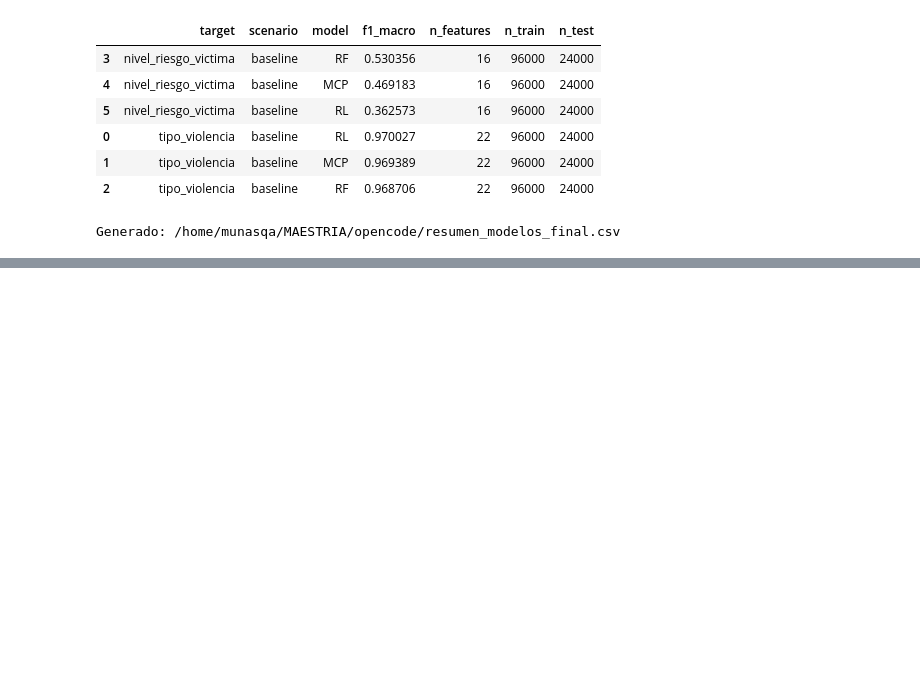
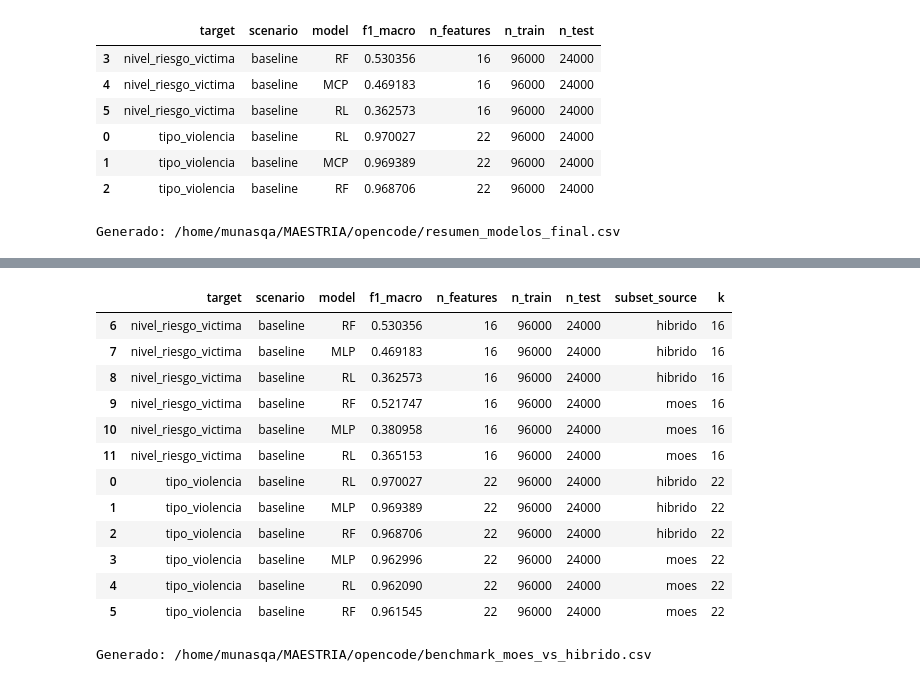
Before and after one commit to umalluq/violencia-eda, a Jupyter notebook: seleccion_caracteristicas_multimetodo_FULL.ipynb, the cells around one changed output, grey strips where cells are left out. Drawn from its saved outputs; the diff is of its cells as text; code cells hidden in the pictures; blank space fills up the shorter version.

```diff
--- a/seleccion_caracteristicas_multimetodo_FULL.ipynb
+++ b/seleccion_caracteristicas_multimetodo_FULL.ipynb
@@ -1021,0 +1139,20 @@ Generado: /home/munasqa/MAESTRIA/opencode/resumen_modelos_final.csv
+# %%
+benchmark_moes_vs_hibrido = pd.concat([bench_tipo, bench_riesgo], ignore_index=True)
+benchmark_moes_vs_hibrido.to_csv(f"{OUT}/benchmark_moes_vs_hibrido.csv", index=False)
+display(benchmark_moes_vs_hibrido.sort_values(["target", "subset_source", "f1_macro"], ascending=[True, True, False]))
+print("Generado:", f"{OUT}/benchmark_moes_vs_hibrido.csv")
+# %% [output]
+|  | target | scenario | model | f1_macro | n_features | n_train | n_test | subset_source | k |
+| 6 | nivel_riesgo_victima | baseline | RF | 0.530356 | 16 | 96000 | 24000 | hibrido | 16 |
+| 7 | nivel_riesgo_victima | baseline | MLP | 0.469183 | 16 | 96000 | 24000 | hibrido | 16 |
+| 8 | nivel_riesgo_victima | baseline | RL | 0.362573 | 16 | 96000 | 24000 | hibrido | 16 |
+| 9 | nivel_riesgo_victima | baseline | RF | 0.521747 | 16 | 96000 | 24000 | moes | 16 |
+| 10 | nivel_riesgo_victima | baseline | MLP | 0.380958 | 16 | 96000 | 24000 | moes | 16 |
+| 11 | nivel_riesgo_victima | baseline | RL | 0.365153 | 16 | 96000 | 24000 | moes | 16 |
+| 0 | tipo_violencia | baseline | RL | 0.970027 | 22 | 96000 | 24000 | hibrido | 22 |
+| 1 | tipo_violencia | baseline | MLP | 0.969389 | 22 | 96000 | 24000 | hibrido | 22 |
+| 2 | tipo_violencia | baseline | RF | 0.968706 | 22 | 96000 | 24000 | hibrido | 22 |
+| 3 | tipo_violencia | baseline | MLP | 0.962996 | 22 | 96000 | 24000 | moes | 22 |
+| 4 | tipo_violencia | baseline | RL | 0.962090 | 22 | 96000 | 24000 | moes | 22 |
+| 5 | tipo_violencia | baseline | RF | 0.961545 | 22 | 96000 | 24000 | moes | 22 |
+Generado: /home/munasqa/MAESTRIA/opencode/benchmark_moes_vs_hibrido.csv
```
Also changed, not shown: parts of 13 cells of this notebook, 15 other files.
